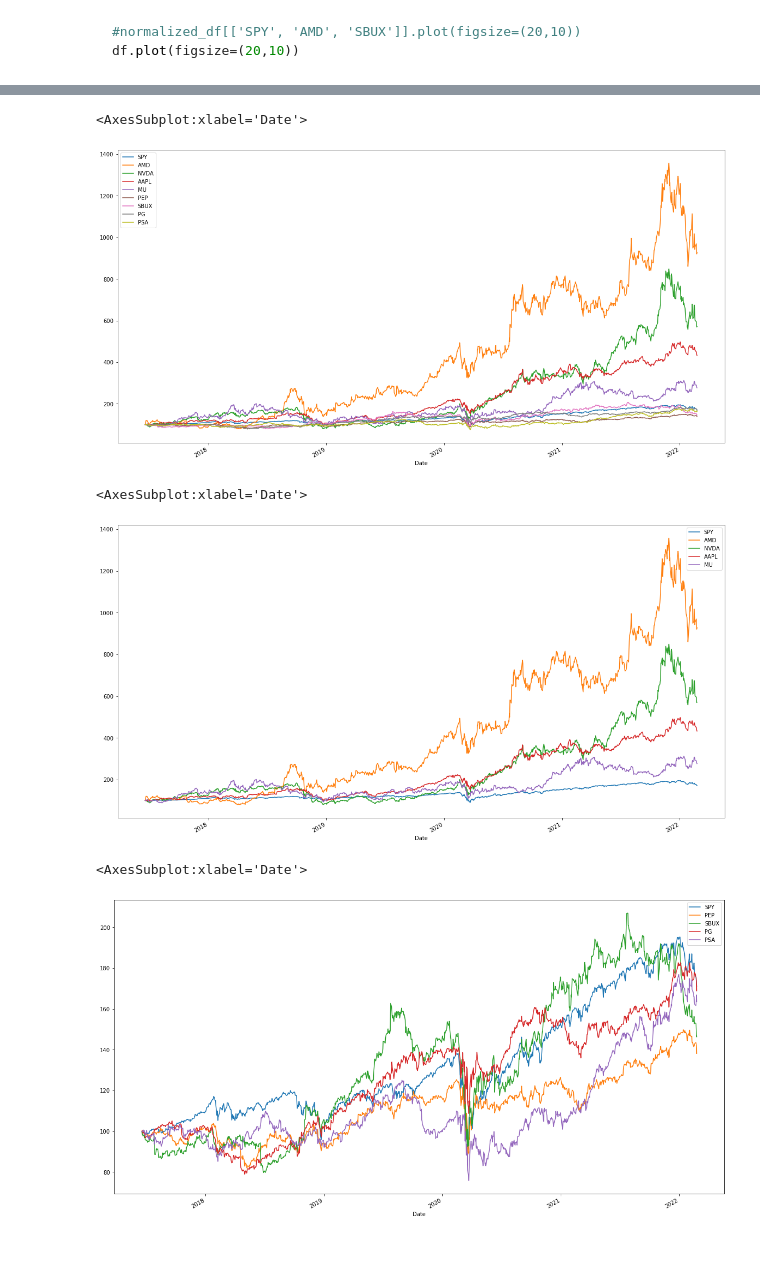
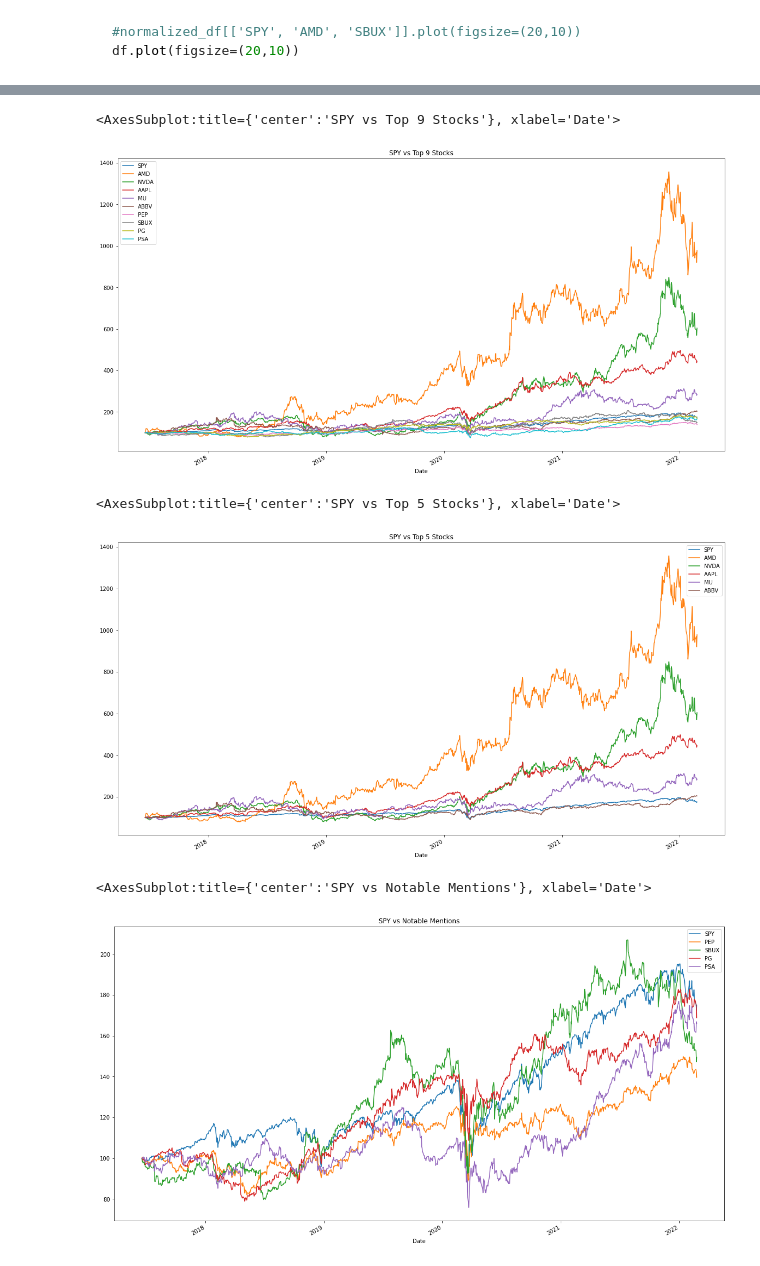
Before and after one commit to andresberejnoi/PublicNotebooks, a Jupyter notebook: Stock Performance Vs SPY.ipynb, the cells around one changed output, grey strips where cells are left out. Drawn from its saved outputs; the diff is of its cells as text; code cells hidden in the pictures.

Commit message:
Added titles to charts

```diff
--- a/Stock Performance Vs SPY.ipynb
+++ b/Stock Performance Vs SPY.ipynb
@@ -13,6 +4,6 @@ def normalize_data(df):
 # %%
 #Here add the tickers you want to compare
-tickers = ['SPY', 'AMD', 'NVDA', 'AAPL', 'MU', 'PEP', 'SBUX', 'PG', 'PSA']
+tickers = ['SPY', 'AMD', 'NVDA', 'AAPL', 'MU', 'ABBV', 'PEP', 'SBUX', 'PG', 'PSA']
 # %%
 #Replace any date you want to start, as long as it is available in Yahoo Finance
 df = yf.download(tickers=tickers, start="2017-06-17",)   # group_by='ticker')
@@ -107,15 +99,15 @@ performance_df
 # %%
-performance_df.plot(figsize=(20,11))
+performance_df.plot(figsize=(20,11), title='SPY vs Top 9 Stocks')
 # %% [output]
-<AxesSubplot:xlabel='Date'>
+<AxesSubplot:title={'center':'SPY vs Top 9 Stocks'}, xlabel='Date'>
-[figure, old version]
+[figure, new version]
 # %%
-performance_df[['SPY','AMD','NVDA','AAPL','MU']].plot(figsize=(20,11))
+performance_df[['SPY','AMD','NVDA','AAPL','MU','ABBV']].plot(figsize=(20,11), title="SPY vs Top 5 Stocks")
 # %% [output]
-<AxesSubplot:xlabel='Date'>
+<AxesSubplot:title={'center':'SPY vs Top 5 Stocks'}, xlabel='Date'>
-[figure, old version]
+[figure, new version]
 # %%
-performance_df[['SPY','PEP','SBUX','PG','PSA']].plot(figsize=(20,11))
+performance_df[['SPY','PEP','SBUX','PG','PSA']].plot(figsize=(20,11), title="SPY vs Notable Mentions")
 # %% [output]
-<AxesSubplot:xlabel='Date'>
+<AxesSubplot:title={'center':'SPY vs Notable Mentions'}, xlabel='Date'>
-[figure, old version]
+[figure, new version]
```
Also changed, not shown: parts of 6 cells of this notebook.
